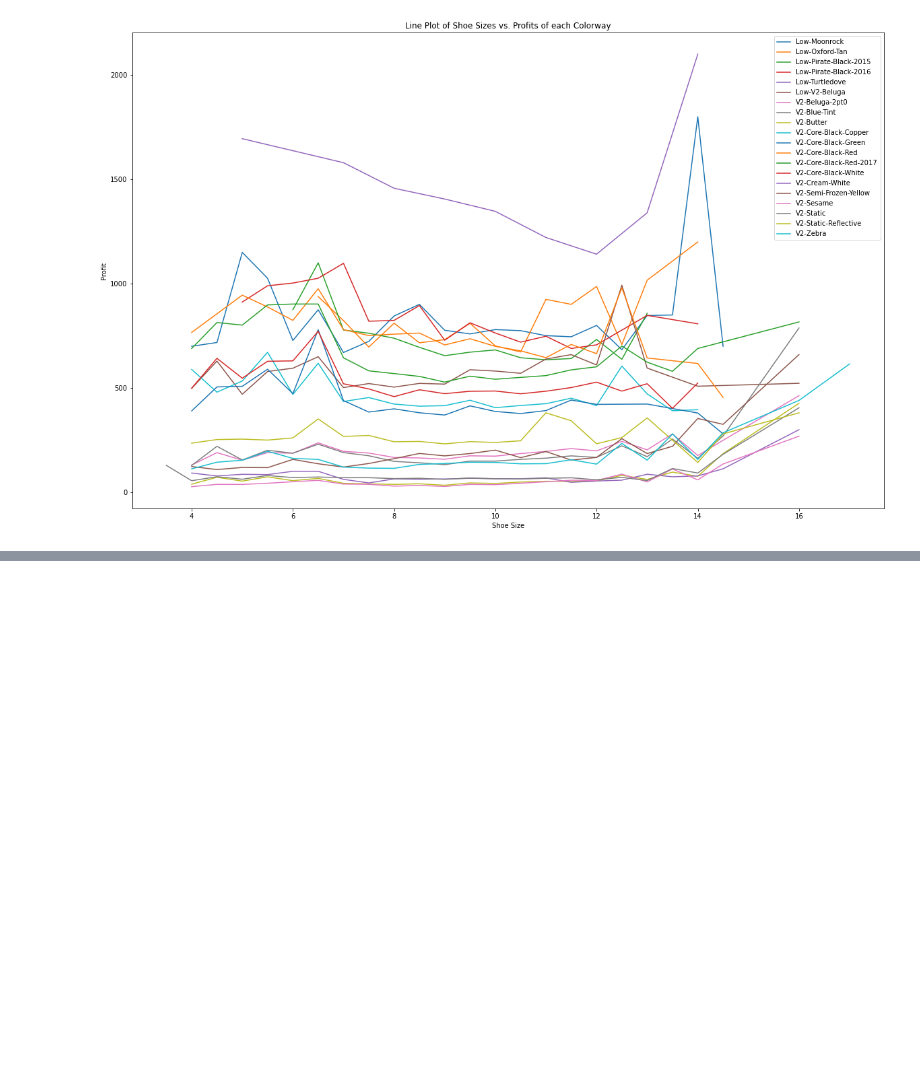
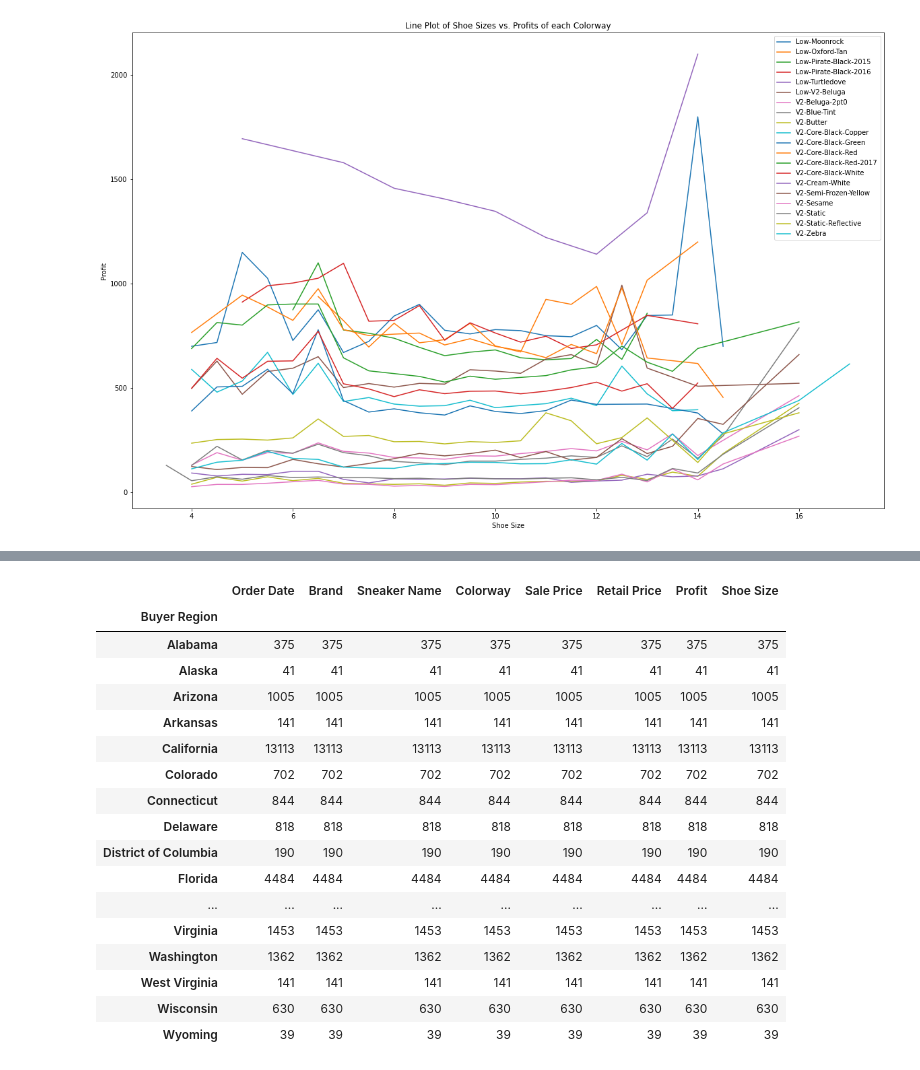
Before and after one commit to tjefferson15/Project-1-Hawks-, a Jupyter notebook: StockX.ipynb, the cells around one changed output, grey strips where cells are left out. Drawn from its saved outputs; the diff is of its cells as text; code cells hidden in the pictures; blank space fills up the shorter version.

```diff
--- a/StockX.ipynb
+++ b/StockX.ipynb
@@ -177,0 +202,22 @@ for x in unique_colorway:
+# %%
+region_group = yeezy_stockx.groupby(["Buyer Region"])
+region_group.count()
+# %% [output]
+|  | Order Date | Brand | Sneaker Name | Colorway | Sale Price | Retail Price | Profit | Shoe Size |
+| Buyer Region |  |  |  |  |  |  |  |  |
+| Alabama | 375 | 375 | 375 | 375 | 375 | 375 | 375 | 375 |
+| Alaska | 41 | 41 | 41 | 41 | 41 | 41 | 41 | 41 |
+| Arizona | 1005 | 1005 | 1005 | 1005 | 1005 | 1005 | 1005 | 1005 |
+| Arkansas | 141 | 141 | 141 | 141 | 141 | 141 | 141 | 141 |
+| California | 13113 | 13113 | 13113 | 13113 | 13113 | 13113 | 13113 | 13113 |
+| Colorado | 702 | 702 | 702 | 702 | 702 | 702 | 702 | 702 |
+| Connecticut | 844 | 844 | 844 | 844 | 844 | 844 | 844 | 844 |
+| Delaware | 818 | 818 | 818 | 818 | 818 | 818 | 818 | 818 |
+| District of Columbia | 190 | 190 | 190 | 190 | 190 | 190 | 190 | 190 |
+| Florida | 4484 | 4484 | 4484 | 4484 | 4484 | 4484 | 4484 | 4484 |
+| ... | ... | ... | ... | ... | ... | ... | ... | ... |
+| Virginia | 1453 | 1453 | 1453 | 1453 | 1453 | 1453 | 1453 | 1453 |
+| Washington | 1362 | 1362 | 1362 | 1362 | 1362 | 1362 | 1362 | 1362 |
+| West Virginia | 141 | 141 | 141 | 141 | 141 | 141 | 141 | 141 |
+| Wisconsin | 630 | 630 | 630 | 630 | 630 | 630 | 630 | 630 |
+| Wyoming | 39 | 39 | 39 | 39 | 39 | 39 | 39 | 39 |
```
Also changed, not shown: parts of 3 cells of this notebook.
